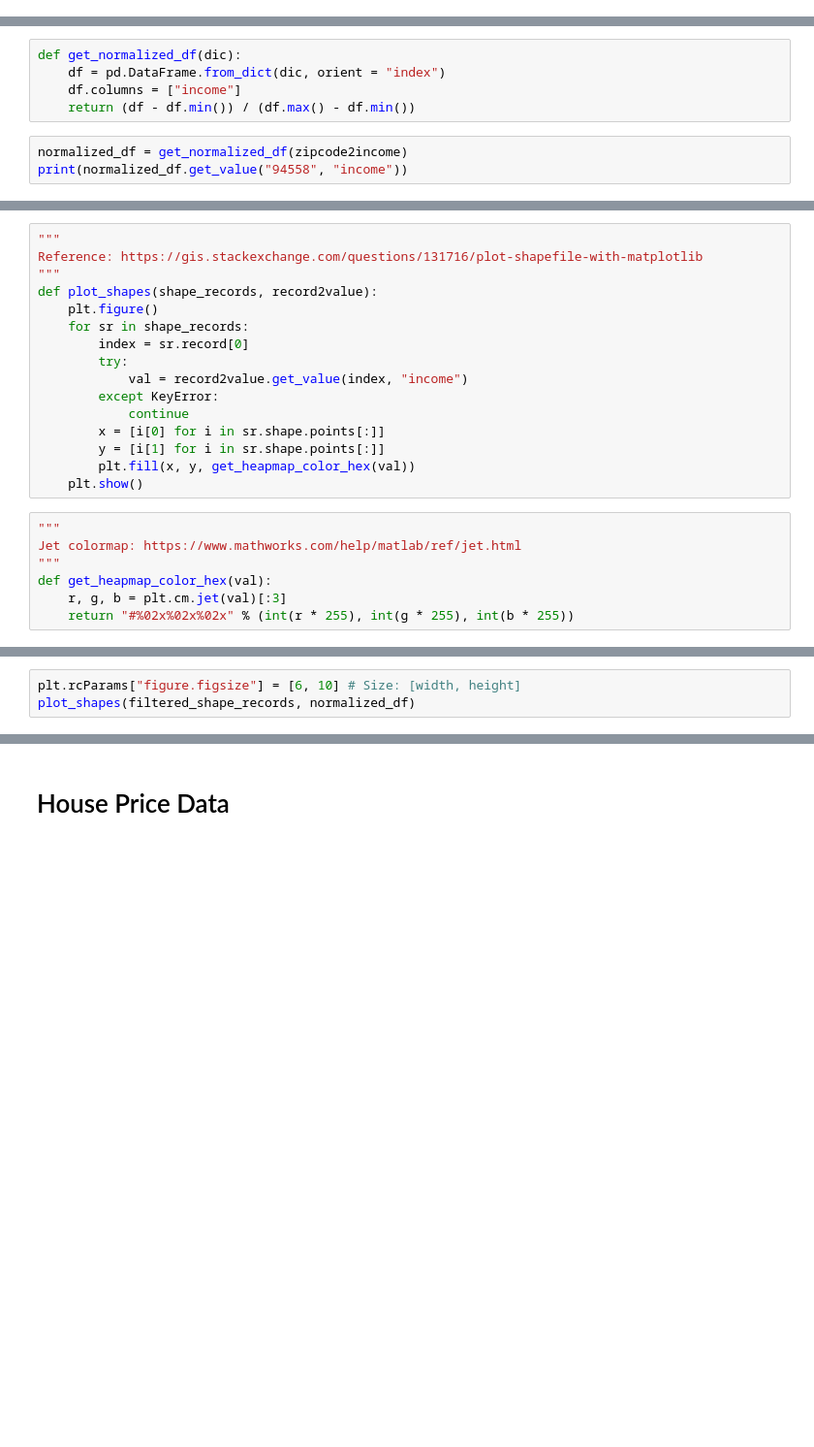
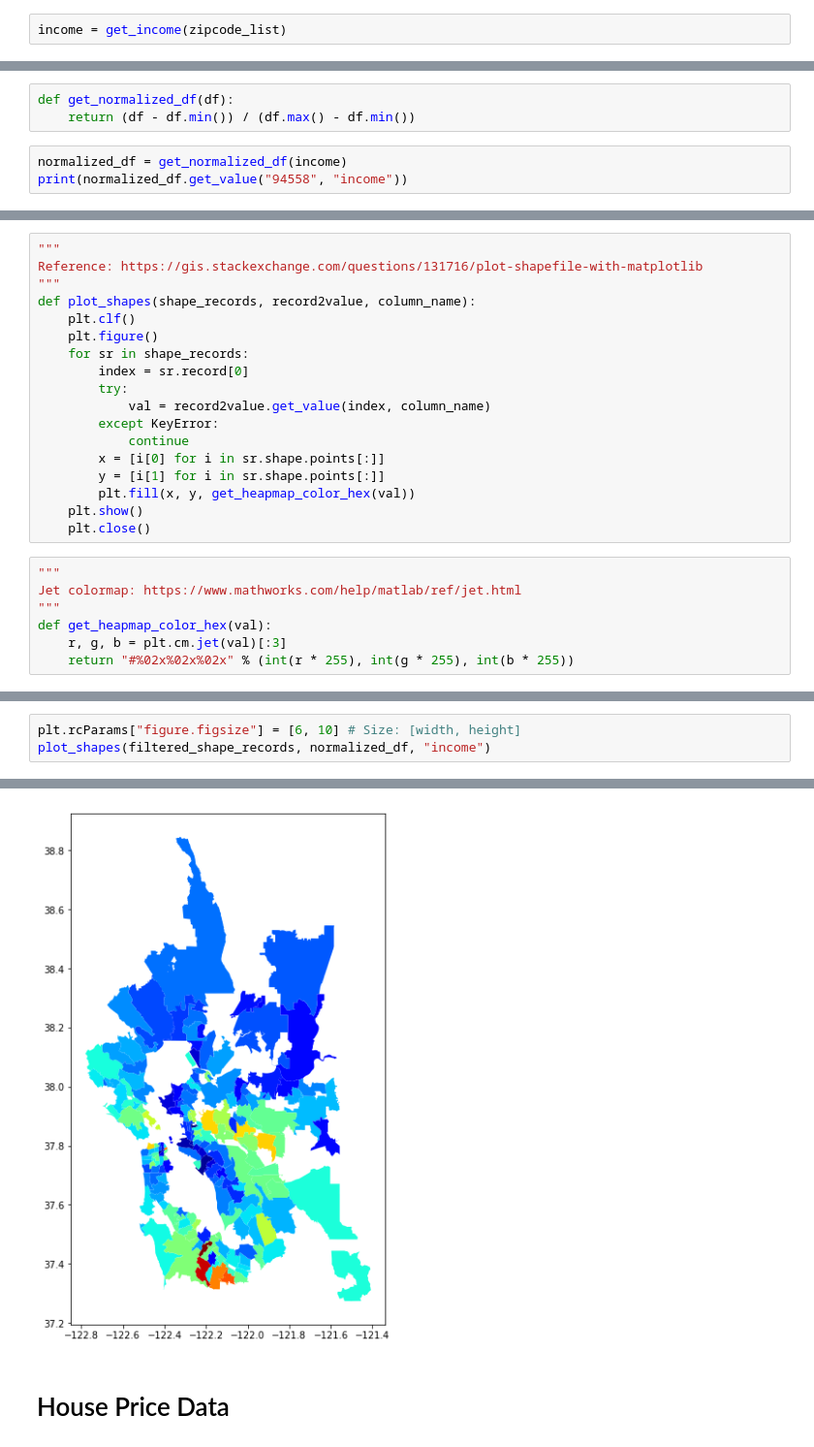
Before and after one commit to heronyang/house-price-vs-income, a Jupyter notebook: Income v.s. House Price.ipynb, the cells around one changed output, grey strips where cells are left out. Shown at 97% size. Cells and saved outputs as stored; diff of their text form; blank space fills up the shorter version.

```diff
--- a/Income v.s. House Price.ipynb
+++ b/Income v.s. House Price.ipynb
@@ -160,0 +153,2 @@ import pandas as pd
+# %%
+income = get_income(zipcode_list)
@@ -178,10 +187,8 @@ import matplotlib.pyplot as plt
 from matplotlib import colors
 from matplotlib import cm as cmx
 # %%
-def get_normalized_df(dic):
-    df = pd.DataFrame.from_dict(dic, orient = "index")
-    df.columns = ["income"]
+def get_normalized_df(df):
     return (df - df.min()) / (df.max() - df.min())
 # %%
-normalized_df = get_normalized_df(zipcode2income)
+normalized_df = get_normalized_df(income)
 print(normalized_df.get_value("94558", "income"))
@@ -189,18 +198,20 @@ print(normalized_df.get_value("94558", "income"))
 """
 Reference: https://gis.stackexchange.com/questions/131716/plot-shapefile-with-matplotlib
 """
-def plot_shapes(shape_records, record2value):
+def plot_shapes(shape_records, record2value, column_name):
+    plt.clf()
     plt.figure()
     for sr in shape_records:
         index = sr.record[0]
         try:
-            val = record2value.get_value(index, "income")
+            val = record2value.get_value(index, column_name)
         except KeyError:
             continue
         x = [i[0] for i in sr.shape.points[:]]
         y = [i[1] for i in sr.shape.points[:]]
         plt.fill(x, y, get_heapmap_color_hex(val))
     plt.show()
+    plt.close()
 # %%
 """
 Jet colormap: https://www.mathworks.com/help/matlab/ref/jet.html
@@ -214,3 +228,4 @@ print(get_heapmap_color_hex(1.0))
 # %%
 plt.rcParams["figure.figsize"] = [6, 10] # Size: [width, height]
-plot_shapes(filtered_shape_records, normalized_df)
+plot_shapes(filtered_shape_records, normalized_df, "income")
+# %% [output]
@@ -217,3 +233,4 @@ plot_shapes(filtered_shape_records, normalized_df)
+[figure, added]
 # %% [markdown]
 # House Price Data
 # %% [markdown]
```
Also changed, not shown: parts of 33 cells of this notebook, 1 other file.
